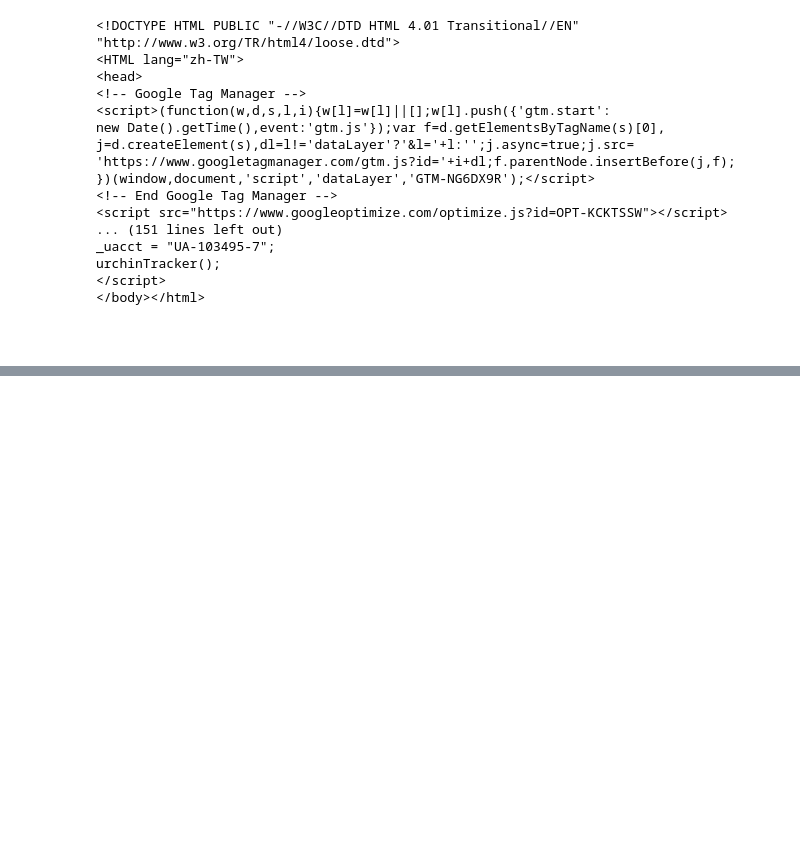
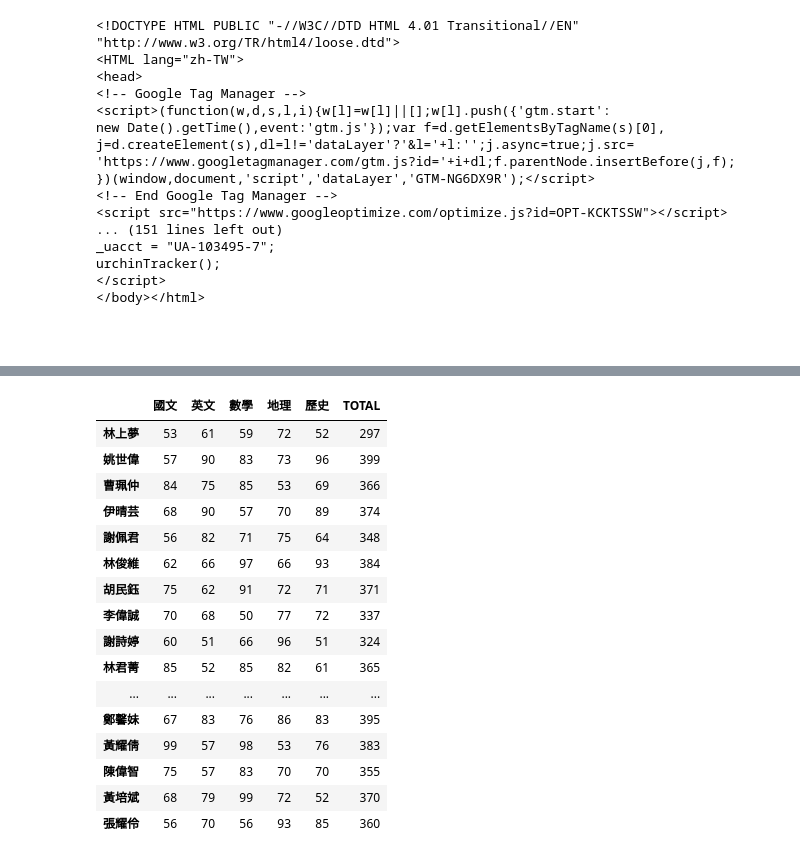
Before and after one commit to ahaing/CL_0805, a Jupyter notebook: Lec005.ipynb, the cells around one changed output, grey strips where cells are left out. Saved outputs shown, nothing was run; the diff lists cells and outputs as text; code cells hidden in the pictures; blank space fills up the shorter version.

Commit message:
total

```diff
--- a/Lec005.ipynb
+++ b/Lec005.ipynb
@@ -278,0 +319,22 @@ dataFrame
+# %%
+total = dataFrame["數學"]+ dataFrame["地理"]+ dataFrame["歷史"]+ dataFrame["英文"]+ dataFrame["國文"]
+dataFrame["TOTAL"] = total
+dataFrame
+# %% [output]
+|  | 國文 | 英文 | 數學 | 地理 | 歷史 | TOTAL |
+| 林上夢 | 53 | 61 | 59 | 72 | 52 | 297 |
+| 姚世偉 | 57 | 90 | 83 | 73 | 96 | 399 |
+| 曹珮仲 | 84 | 75 | 85 | 53 | 69 | 366 |
+| 伊晴芸 | 68 | 90 | 57 | 70 | 89 | 374 |
+| 謝佩君 | 56 | 82 | 71 | 75 | 64 | 348 |
+| 林俊維 | 62 | 66 | 97 | 66 | 93 | 384 |
+| 胡民鈺 | 75 | 62 | 91 | 72 | 71 | 371 |
+| 李偉誠 | 70 | 68 | 50 | 77 | 72 | 337 |
+| 謝詩婷 | 60 | 51 | 66 | 96 | 51 | 324 |
+| 林君菁 | 85 | 52 | 85 | 82 | 61 | 365 |
+| ... | ... | ... | ... | ... | ... | ... |
+| 鄭馨妹 | 67 | 83 | 76 | 86 | 83 | 395 |
+| 黃耀倩 | 99 | 57 | 98 | 53 | 76 | 383 |
+| 陳偉智 | 75 | 57 | 83 | 70 | 70 | 355 |
+| 黃培斌 | 68 | 79 | 99 | 72 | 52 | 370 |
+| 張耀伶 | 56 | 70 | 56 | 93 | 85 | 360 |
```
Also changed, not shown: parts of 3 cells of this notebook.
